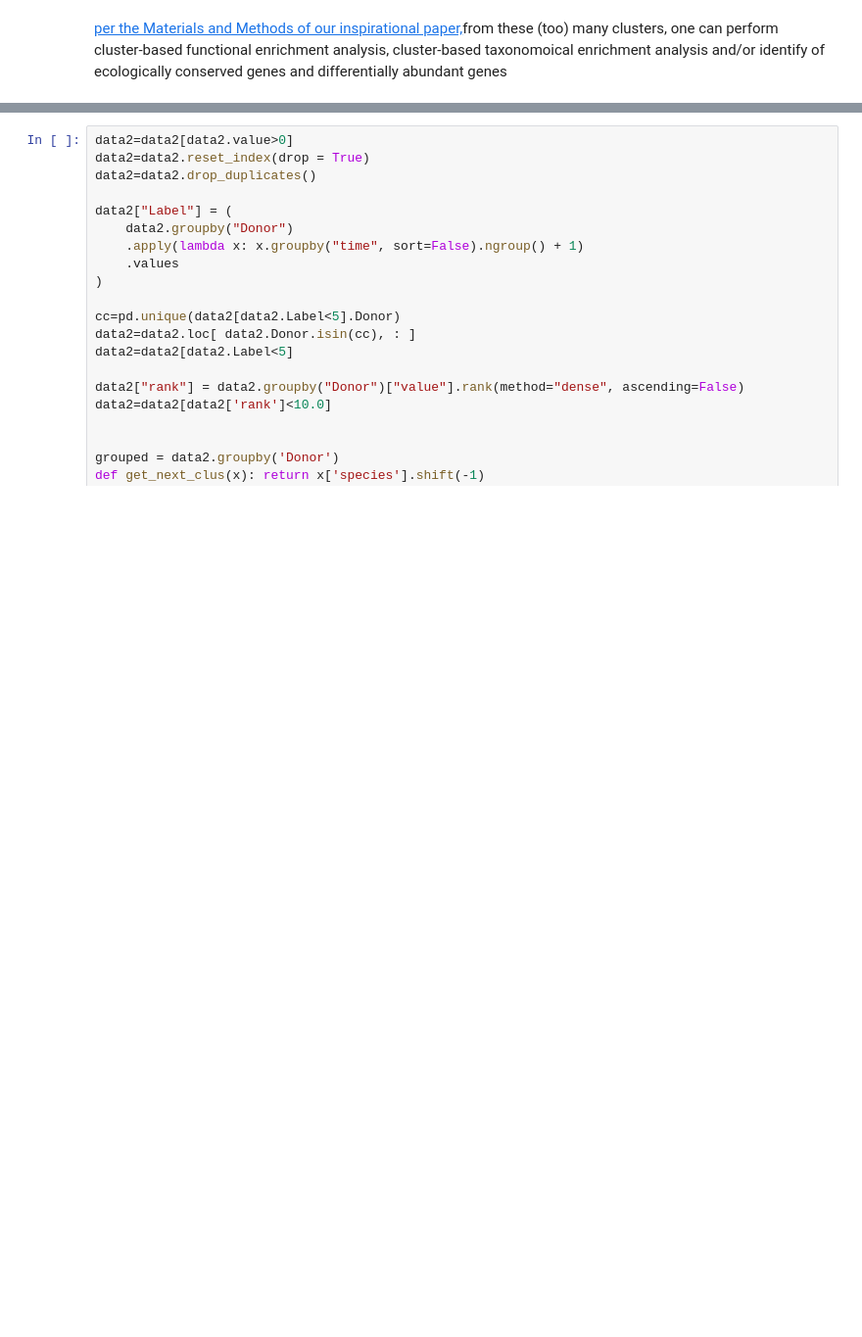
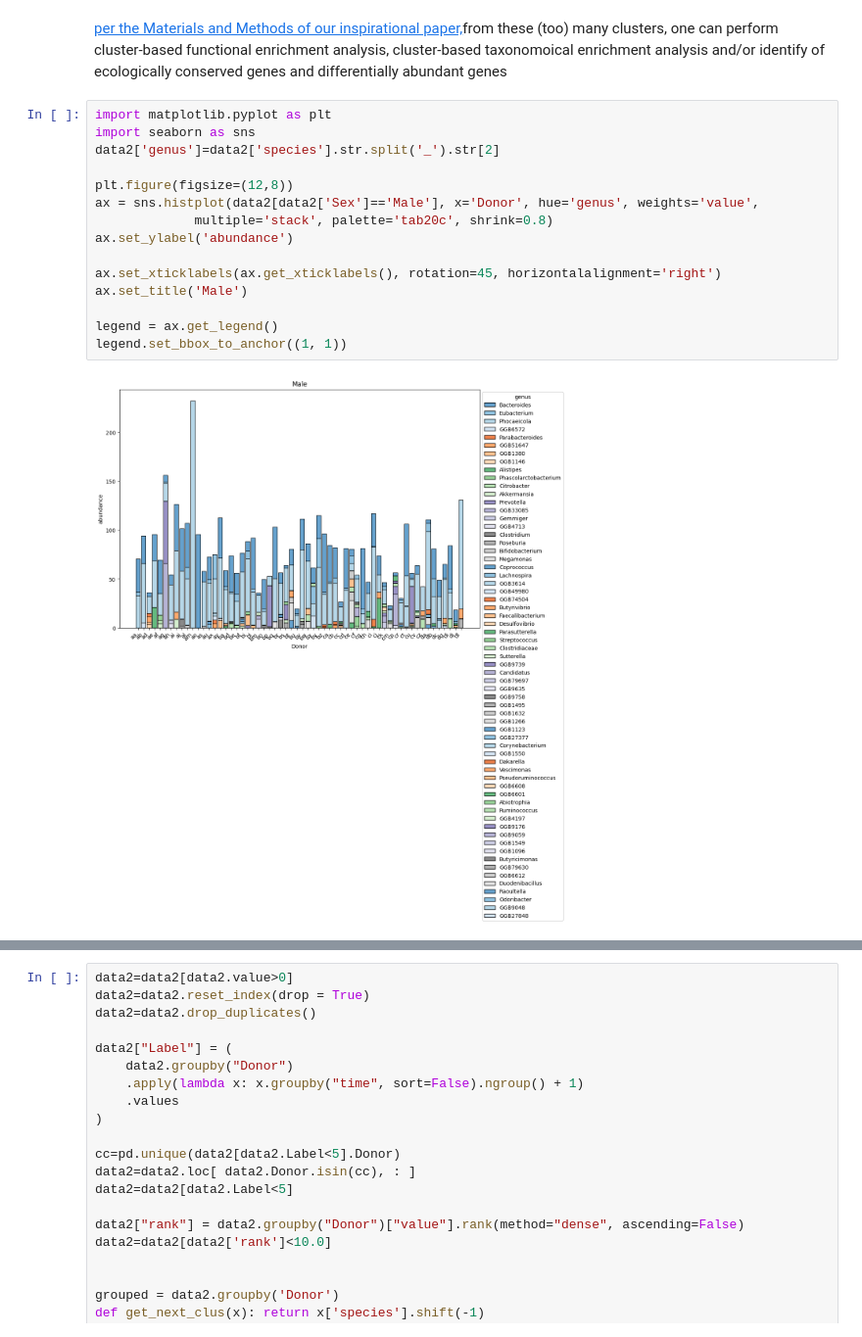
Before and after one commit to dcolinmorgan/grph, a Jupyter notebook: accelearting_metagenomic_demo.ipynb, the cells around one changed output, grey strips where cells are left out. Shown at 98% size. Cells and saved outputs as stored; diff of their text form; blank space fills up the shorter version.

```diff
--- a/accelearting_metagenomic_demo.ipynb
+++ b/accelearting_metagenomic_demo.ipynb
@@ -260,3 +260,20 @@ WARNING:root:! Failed umap speedup attempt. Continuing without memoization speed
 g22.plot()
 # %% [markdown]
 [per the Materials and Methods of our inspirational paper,](https://journals.asm.org/doi/full/10.1128/msystems.00118-23#sec-4)from these (too) many clusters, one can perform cluster-based functional enrichment analysis, cluster-based taxonomoical enrichment analysis and/or identify of ecologically conserved genes and differentially abundant genes
+# %%
+import matplotlib.pyplot as plt
+import seaborn as sns
+data2['genus']=data2['species'].str.split('_').str[2]
+
+plt.figure(figsize=(12,8))
+ax = sns.histplot(data2[data2['Sex']=='Male'], x='Donor', hue='genus', weights='value',
+             multiple='stack', palette='tab20c', shrink=0.8)
+ax.set_ylabel('abundance')
+
+ax.set_xticklabels(ax.get_xticklabels(), rotation=45, horizontalalignment='right')
+ax.set_title('Male')
+
+legend = ax.get_legend()
+legend.set_bbox_to_anchor((1, 1))
+# %% [output]
+[figure, added]
```
Also changed, not shown: parts of 2 cells of this notebook.
